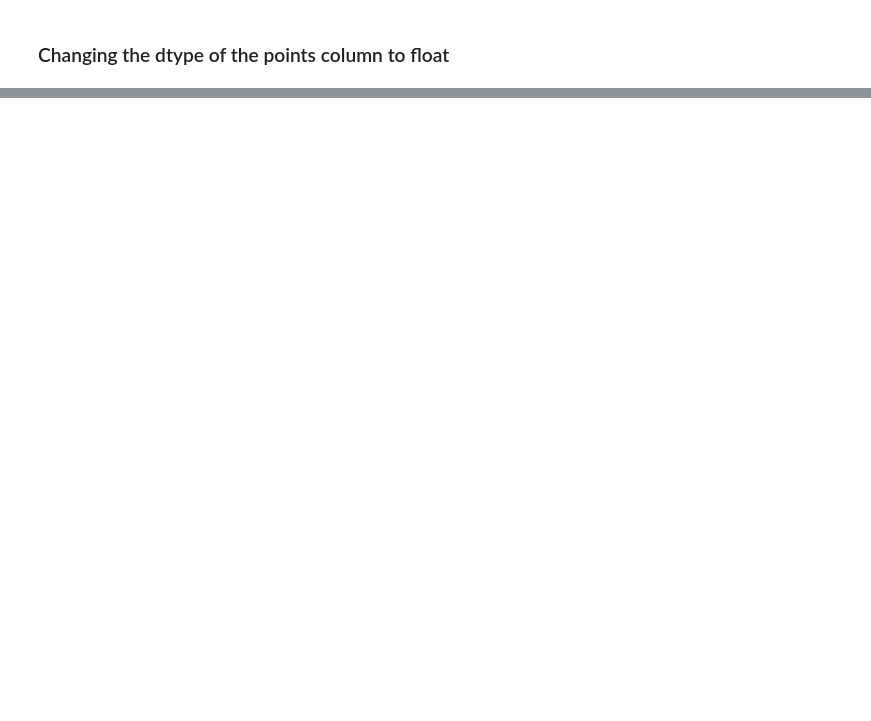
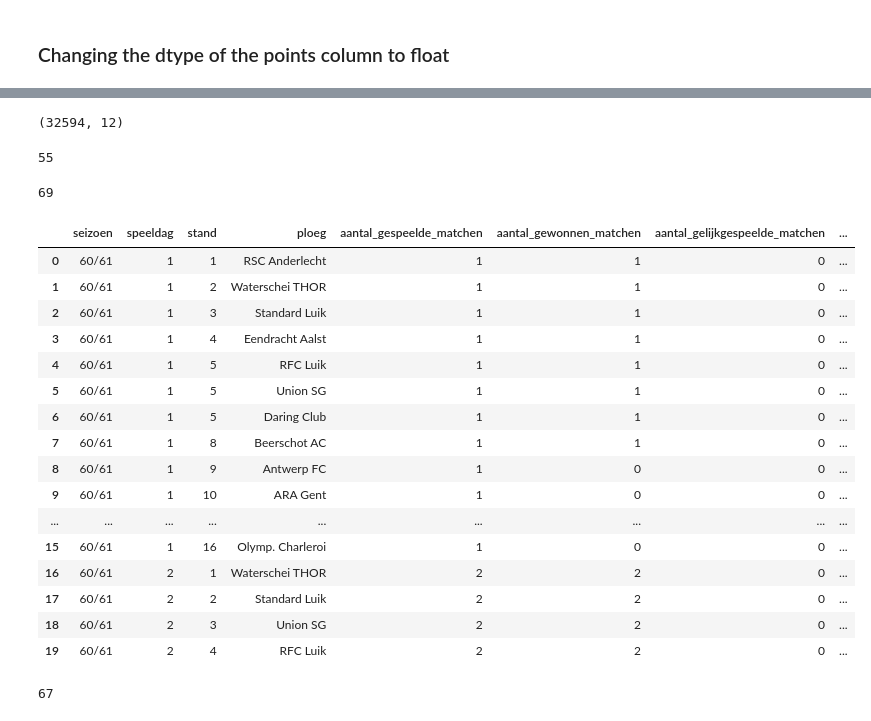
Before and after one commit to SamQuackelsHoGent/DEP1-2023-2024-27, a Jupyter notebook: Pandas_Voetbal_deel2_V4.ipynb, the cells around one changed output, grey strips where cells are left out. Saved outputs shown, nothing was run; the diff lists cells and outputs as text; code cells hidden in the pictures; blank space fills up the shorter version.

Commit message:
stamnummers toegevoegd kinda ;|

```diff
--- a/Pandas_Voetbal_deel2_V4.ipynb
+++ b/Pandas_Voetbal_deel2_V4.ipynb
@@ -144,0 +123,6 @@ See the caveats in the documentation: https://pandas.pydata.org/pandas-docs/stab
+# %%
+ploegenData = ""
+for row in table:
+  ploegenData += row.get_text()
+  ploegenData += "|"
+ploegenData = ploegenData.split("|")
@@ -144,0 +133,13 @@ See the caveats in the documentation: https://pandas.pydata.org/pandas-docs/stab
+# %%
+stamnummers = []
+for i in df.ploeg:
+  ratio = 0
+  gekozenPloeg = 0
+  teller = 0
+  for ploeg in ploegenData:
+    if ratio < fuzz.ratio(ploeg, i):
+      gekozenPloeg = ploeg
+      ratio = fuzz.ratio(ploeg, i)
+      stand = teller
+    teller+=1
+  stamnummers.append(nummersdata[stand])
@@ -144,0 +150,40 @@ See the caveats in the documentation: https://pandas.pydata.org/pandas-docs/stab
+# %%
+print(df.shape)
+# %% [output]
+(32594, 12)
+# %%
+df["stamnummers"] = stamnummers
+# %%
+df.stamnummers = df.stamnummers.astype('int64')
+# %%
+len(df.stamnummers.unique())
+# %% [output]
+55
+# %%
+len(df.ploeg.unique())
+# %% [output]
+69
+# %%
+df.head(20)
+# %% [output]
+|  | seizoen | speeldag | stand | ploeg | aantal_gespeelde_matchen | aantal_gewonnen_matchen | aantal_gelijkgespeelde_matchen | ... |
+| 0 | 60/61 | 1 | 1 | RSC Anderlecht | 1 | 1 | 0 | ... |
+| 1 | 60/61 | 1 | 2 | Waterschei THOR | 1 | 1 | 0 | ... |
+| 2 | 60/61 | 1 | 3 | Standard Luik | 1 | 1 | 0 | ... |
+| 3 | 60/61 | 1 | 4 | Eendracht Aalst | 1 | 1 | 0 | ... |
+| 4 | 60/61 | 1 | 5 | RFC Luik | 1 | 1 | 0 | ... |
+| 5 | 60/61 | 1 | 5 | Union SG | 1 | 1 | 0 | ... |
+| 6 | 60/61 | 1 | 5 | Daring Club | 1 | 1 | 0 | ... |
+| 7 | 60/61 | 1 | 8 | Beerschot AC | 1 | 1 | 0 | ... |
+| 8 | 60/61 | 1 | 9 | Antwerp FC | 1 | 0 | 0 | ... |
+| 9 | 60/61 | 1 | 10 | ARA Gent | 1 | 0 | 0 | ... |
+| ... | ... | ... | ... | ... | ... | ... | ... | ... |
+| 15 | 60/61 | 1 | 16 | Olymp. Charleroi | 1 | 0 | 0 | ... |
+| 16 | 60/61 | 2 | 1 | Waterschei THOR | 2 | 2 | 0 | ... |
+| 17 | 60/61 | 2 | 2 | Standard Luik | 2 | 2 | 0 | ... |
+| 18 | 60/61 | 2 | 3 | Union SG | 2 | 2 | 0 | ... |
+| 19 | 60/61 | 2 | 4 | RFC Luik | 2 | 2 | 0 | ... |
+# %%
+fuzz.ratio("Waterschei THOR", "K. Waterschei SV Thor")
+# %% [output]
+67
```
Also changed, not shown: parts of 19 cells of this notebook.
